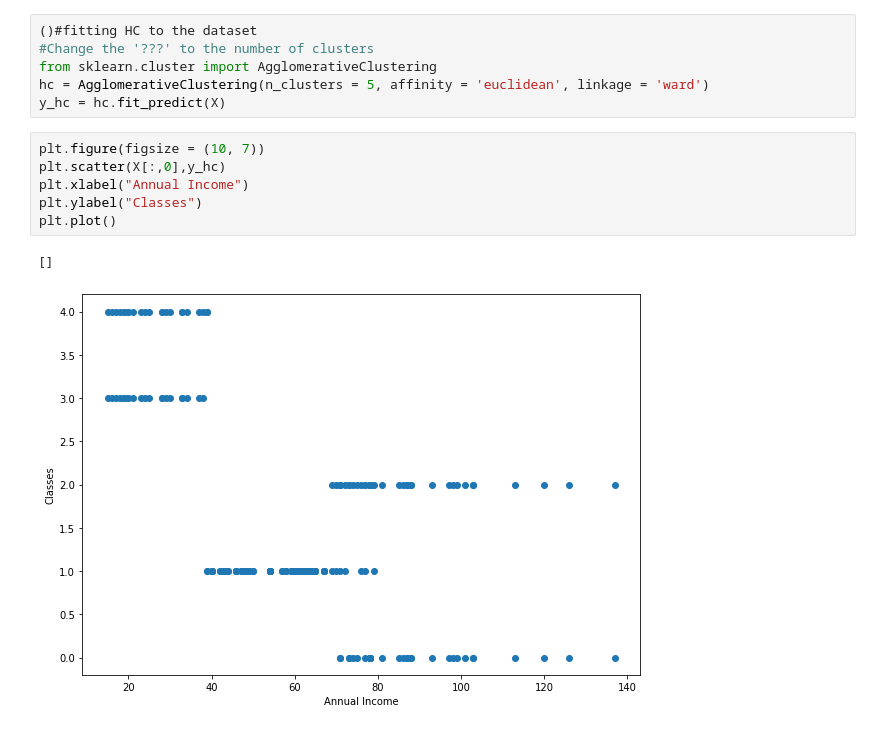
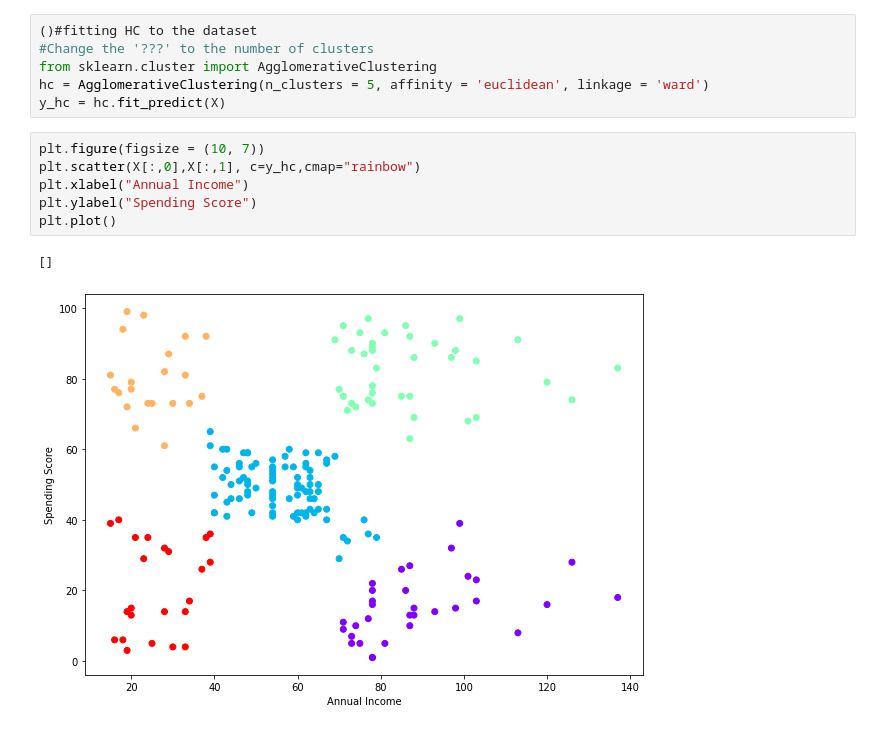
Before and after one commit to cagBRT/Machine-Learning, a Jupyter notebook: Hierarchical_Clustering_3.ipynb, the cells around one changed output. Cells and saved outputs as stored; diff of their text form.

```diff
--- a/Hierarchical_Clustering_3.ipynb
+++ b/Hierarchical_Clustering_3.ipynb
@@ -86,10 +86,10 @@ hc = AgglomerativeClustering(n_clusters = 5, affinity = 'euclidean', linkage = '
 y_hc = hc.fit_predict(X)
 # %%
 plt.figure(figsize = (10, 7))
-plt.scatter(X[:,0],y_hc)
+plt.scatter(X[:,0],X[:,1], c=y_hc,cmap="rainbow")
 plt.xlabel("Annual Income")
-plt.ylabel("Classes")
+plt.ylabel("Spending Score")
 plt.plot()
 # %% [output]
 []
-[figure, old version]
+[figure, new version]
```
